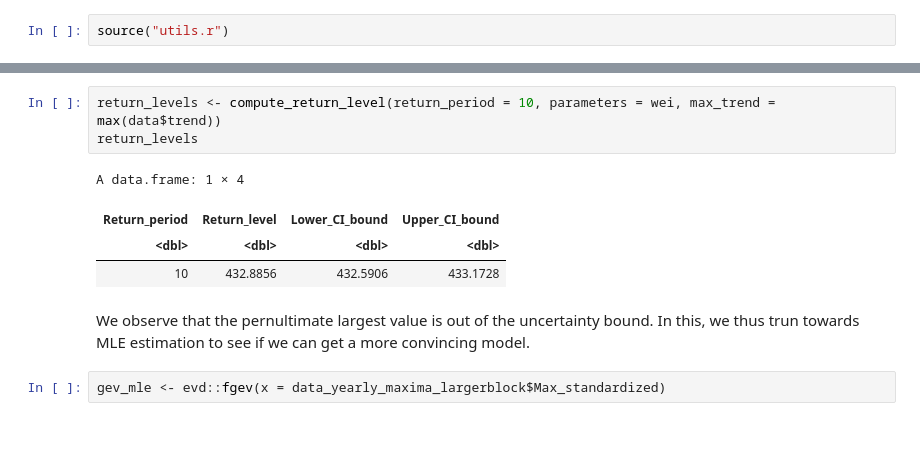
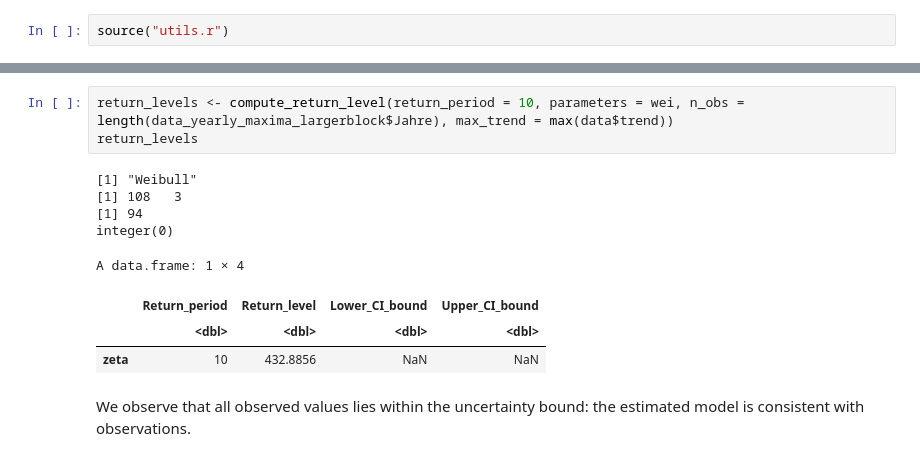
Before and after one commit to foen-admin-ch/groundwater-extreme-analysis, a Jupyter notebook: notebooks/example_4.ipynb, the cells around one changed output, grey strips where cells are left out. Drawn from its saved outputs; the diff is of its cells as text; blank space fills up the shorter version.

```diff
--- a/notebooks/example_4.ipynb
+++ b/notebooks/example_4.ipynb
@@ -287,12 +287,14 @@ display_return_level_function(data = data_yearly_maxima_largerblock, parameters
 # %%
-return_levels <- compute_return_level(return_period = 10, parameters = wei, max_trend = max(data$trend))
+return_levels <- compute_return_level(return_period = 10, parameters = wei, n_obs = length(data_yearly_maxima_largerblock$Jahre), max_trend = max(data$trend))
 return_levels
 # %% [output]
-A data.frame: 1 × 4
+[1] "Weibull"
+[1] 108   3
+[1] 94
+integer(0)
+A data.frame: 1 × 4
-| Return_period | Return_level | Lower_CI_bound | Upper_CI_bound |
-| <dbl> | <dbl> | <dbl> | <dbl> |
-| 10 | 432.8856 | 432.5906 | 433.1728 |
+|  | Return_period | Return_level | Lower_CI_bound | Upper_CI_bound |
+|  | <dbl> | <dbl> | <dbl> | <dbl> |
+| zeta | 10 | 432.8856 | NaN | NaN |
 # %% [markdown]
-We observe that the pernultimate largest value is out of the uncertainty bound. In this, we thus trun towards MLE estimation to see if we can get a more convincing model.
+We observe that all observed values lies within the uncertainty bound: the estimated model is consistent with observations.
-# %%
-gev_mle <- evd::fgev(x = data_yearly_maxima_largerblock$Max_standardized)
```
Also changed, not shown: parts of 5 cells of this notebook, 1 other file.
